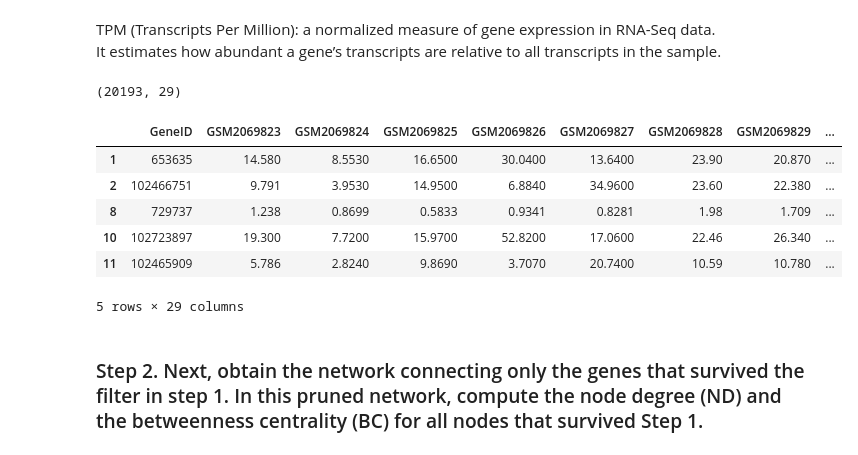
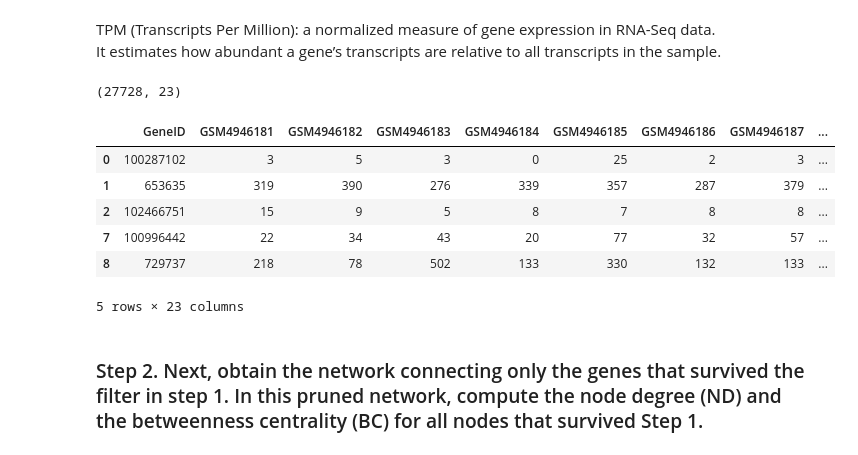
Before and after one commit to wookyung-lee/Network-based-analysis-of-breast-cancer-therapy-resistance, a Jupyter notebook: main.ipynb, the cells around one changed output. Saved outputs shown, nothing was run; the diff lists cells and outputs as text; code cells hidden in the pictures.

```diff
--- a/main.ipynb
+++ b/main.ipynb
@@ -21,30 +21,32 @@ import os
 TPM (Transcripts Per Million): a normalized measure of gene expression in RNA-Seq data.<br />
 It estimates how abundant a gene’s transcripts are relative to all transcripts in the sample.
 # %%
-tpm_filtered = pd.read_csv("step1/GSE78220_norm_counts_TPM_GRCh38.p13_NCBI.tsv", sep="\t")
+# tpm_filtered = pd.read_csv("step1/GSE78220_norm_counts_TPM_GRCh38.p13_NCBI.tsv", sep="\t")
+
+tpm_filtered = pd.read_csv("other_dataset/GSE162187_raw_counts_GRCh38.p13_NCBI.tsv", sep="\t")
 
 mask = (tpm_filtered.iloc[:, 1:] > 1).sum(axis=1) >= 3
 # 1: bc the first column is gene names, so we start from index 1
 # () > 1: check if TPM is greater than 1
 # .sum(axis=1): count how many samples have TPM > 1 for each gene
 # >= 3: keep genes that have TPM > 1 in at least 3 samples
 # in the end, we get a boolean vector (mask) that indicates which genes pass the filter
 # column: e.g. TRUE TRUE FALSE TRUE ...
 
 filtered_genes = tpm_filtered.loc[mask]
 # keep the TRUE rows
 
 print(filtered_genes.shape)
 filtered_genes.head()
 # %% [output]
-(20193, 29)
+(27728, 23)
-|  | GeneID | GSM2069823 | GSM2069824 | GSM2069825 | GSM2069826 | GSM2069827 | GSM2069828 | GSM2069829 | ... |
-| 1 | 653635 | 14.580 | 8.5530 | 16.6500 | 30.0400 | 13.6400 | 23.90 | 20.870 | ... |
-| 2 | 102466751 | 9.791 | 3.9530 | 14.9500 | 6.8840 | 34.9600 | 23.60 | 22.380 | ... |
-| 8 | 729737 | 1.238 | 0.8699 | 0.5833 | 0.9341 | 0.8281 | 1.98 | 1.709 | ... |
-| 10 | 102723897 | 19.300 | 7.7200 | 15.9700 | 52.8200 | 17.0600 | 22.46 | 26.340 | ... |
-| 11 | 102465909 | 5.786 | 2.8240 | 9.8690 | 3.7070 | 20.7400 | 10.59 | 10.780 | ... |
+|  | GeneID | GSM4946181 | GSM4946182 | GSM4946183 | GSM4946184 | GSM4946185 | GSM4946186 | GSM4946187 | ... |
+| 0 | 100287102 | 3 | 5 | 3 | 0 | 25 | 2 | 3 | ... |
+| 1 | 653635 | 319 | 390 | 276 | 339 | 357 | 287 | 379 | ... |
+| 2 | 102466751 | 15 | 9 | 5 | 8 | 7 | 8 | 8 | ... |
+| 7 | 100996442 | 22 | 34 | 43 | 20 | 77 | 32 | 57 | ... |
+| 8 | 729737 | 218 | 78 | 502 | 133 | 330 | 132 | 133 | ... |
-5 rows × 29 columns
+5 rows × 23 columns
 # %% [markdown]
 ### Step 2. Next, obtain the network connecting only the genes that survived the filter in step 1. In this pruned network, compute the node degree (ND) and the betweenness centrality (BC) for all nodes that survived Step 1.
 # %% [markdown]
```
Also changed, not shown: parts of 26 cells of this notebook, 28 other files.
